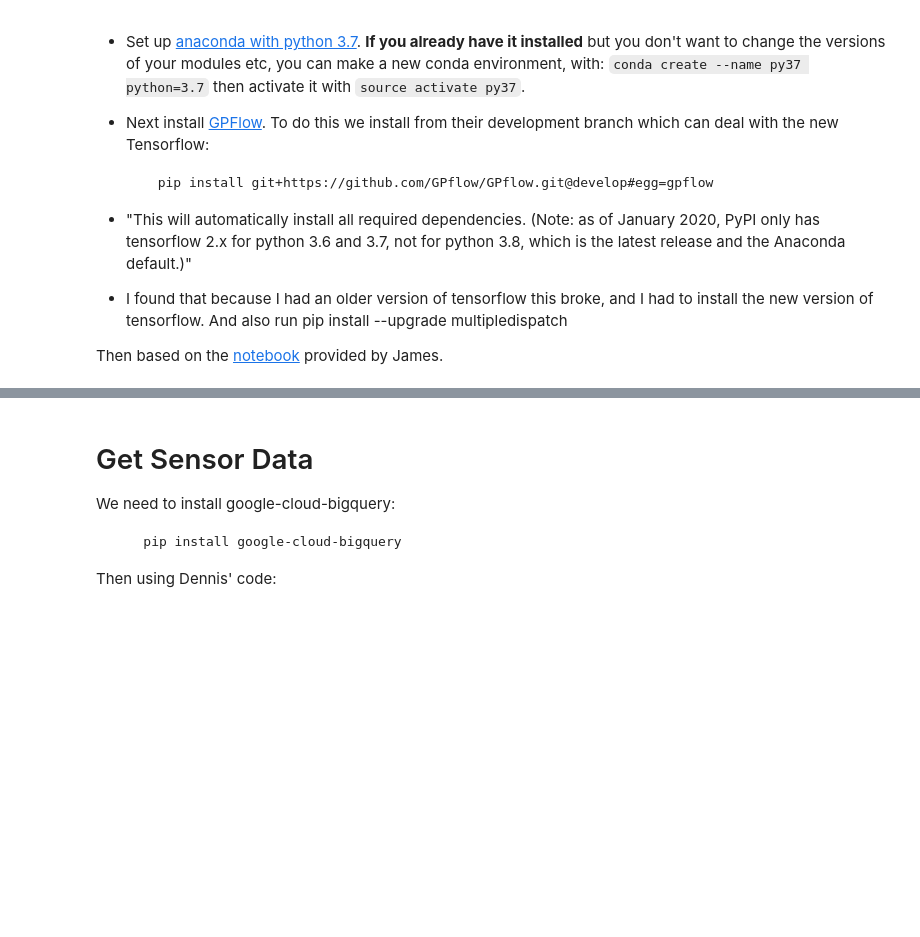
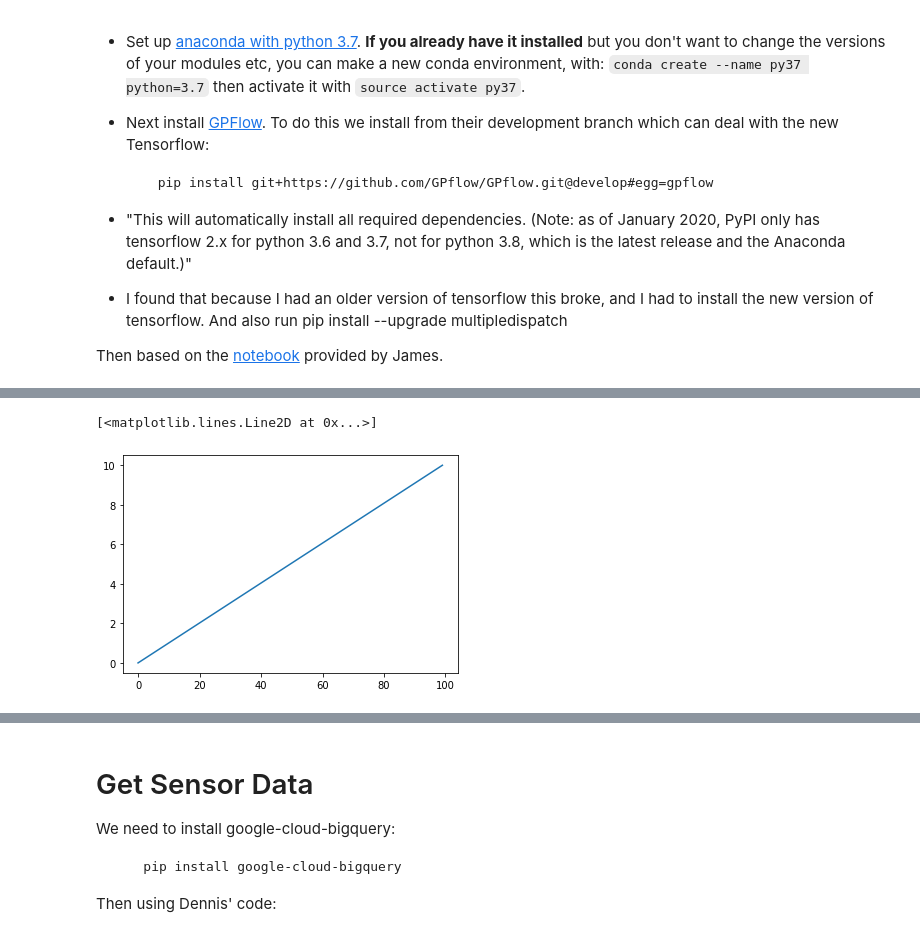
Before and after one commit to lionfish0/experimentation, a Jupyter notebook: IntroGPs_and_airpollution.ipynb, the cells around one changed output, grey strips where cells are left out. Drawn from its saved outputs; the diff is of its cells as text; code cells hidden in the pictures; blank space fills up the shorter version.

```diff
--- a/IntroGPs_and_airpollution.ipynb
+++ b/IntroGPs_and_airpollution.ipynb
@@ -49,3 +63,8 @@ print_summary(m)
+# %%
+plt.plot(testX,)
+# %% [output]
+[<matplotlib.lines.Line2D at 0x...>]
+[figure, added]
 # %%
 testX = np.linspace(0,10,100)[:,None]
 testmeans, testvars = m.predict_f(testX)
```
Also changed, not shown: parts of 28 cells of this notebook.
